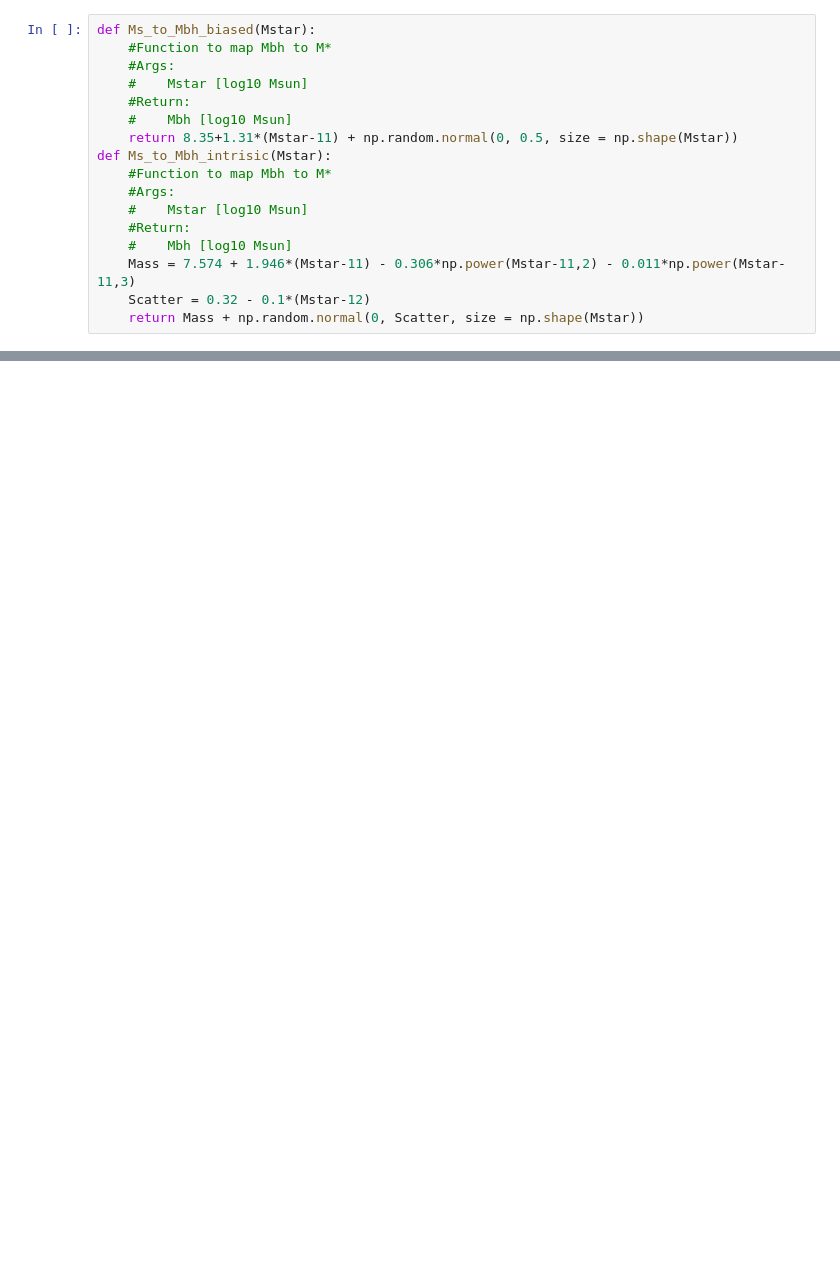
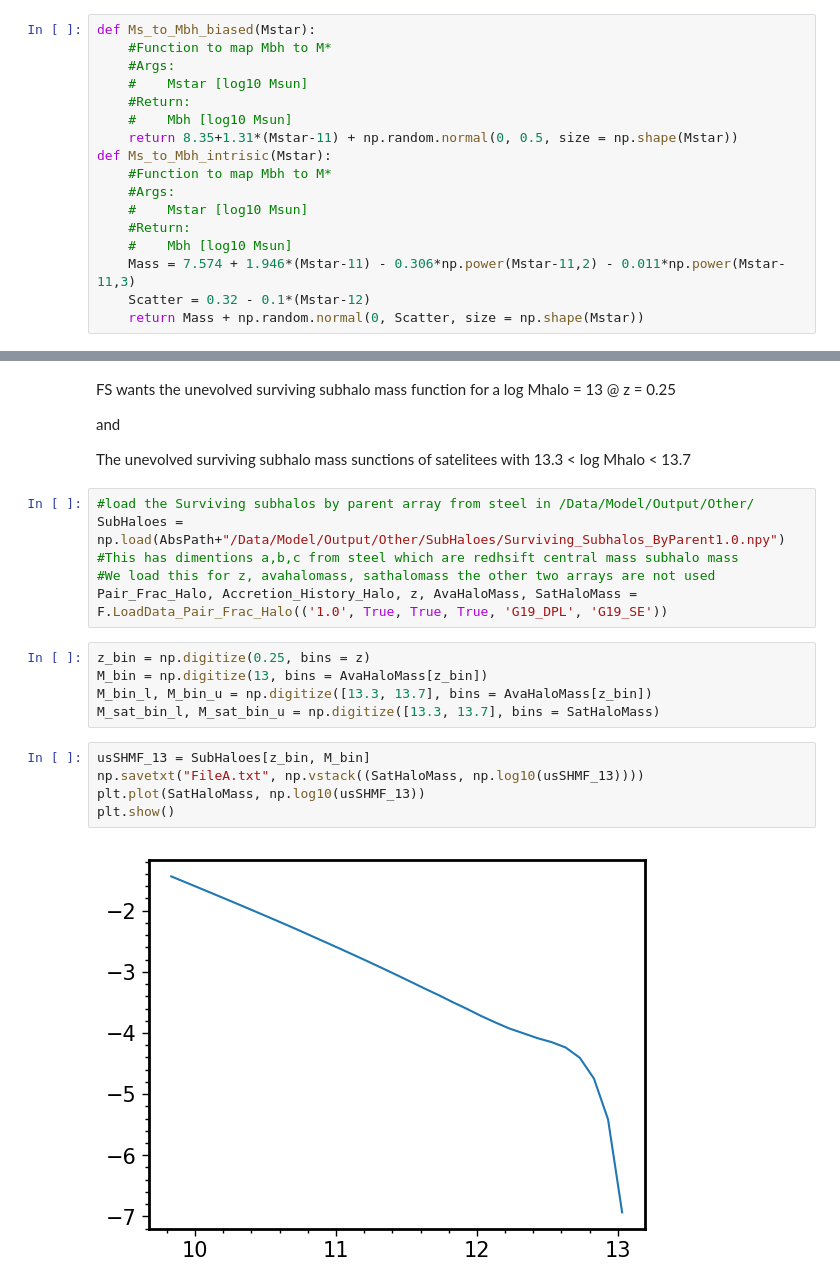
Before and after one commit to PipGrylls/STEEL, a Jupyter notebook: Notebooks/Science/FS_Nature19.ipynb, the cells around one changed output, grey strips where cells are left out. Drawn from its saved outputs; the diff is of its cells as text; blank space fills up the shorter version.

```diff
--- a/Notebooks/Science/FS_Nature19.ipynb
+++ b/Notebooks/Science/FS_Nature19.ipynb
@@ -147,0 +322,24 @@ def Ms_to_Mbh_intrisic(Mstar):
+# %% [markdown]
+FS wants the unevolved surviving subhalo mass function for a log Mhalo = 13 @ z = 0.25
+
+and
+
+The unevolved surviving subhalo mass sunctions of satelitees with 13.3 < log Mhalo < 13.7
+# %%
+#load the Surviving subhalos by parent array from steel in /Data/Model/Output/Other/
+SubHaloes = np.load(AbsPath+"/Data/Model/Output/Other/SubHaloes/Surviving_Subhalos_ByParent1.0.npy")
+#This has dimentions a,b,c from steel which are redhsift central mass subhalo mass
+#We load this for z, avahalomass, sathalomass the other two arrays are not used
+Pair_Frac_Halo, Accretion_History_Halo, z, AvaHaloMass, SatHaloMass = F.LoadData_Pair_Frac_Halo(('1.0', True, True, True, 'G19_DPL', 'G19_SE'))
+# %%
+z_bin = np.digitize(0.25, bins = z)
+M_bin = np.digitize(13, bins = AvaHaloMass[z_bin])
+M_bin_l, M_bin_u = np.digitize([13.3, 13.7], bins = AvaHaloMass[z_bin])
+M_sat_bin_l, M_sat_bin_u = np.digitize([13.3, 13.7], bins = SatHaloMass)
+# %%
+usSHMF_13 = SubHaloes[z_bin, M_bin]
+np.savetxt("FileA.txt", np.vstack((SatHaloMass, np.log10(usSHMF_13))))
+plt.plot(SatHaloMass, np.log10(usSHMF_13))
+plt.show()
+# %% [output]
+[figure, added]
```
Also changed, not shown: parts of 8 cells of this notebook, 3 other files.
